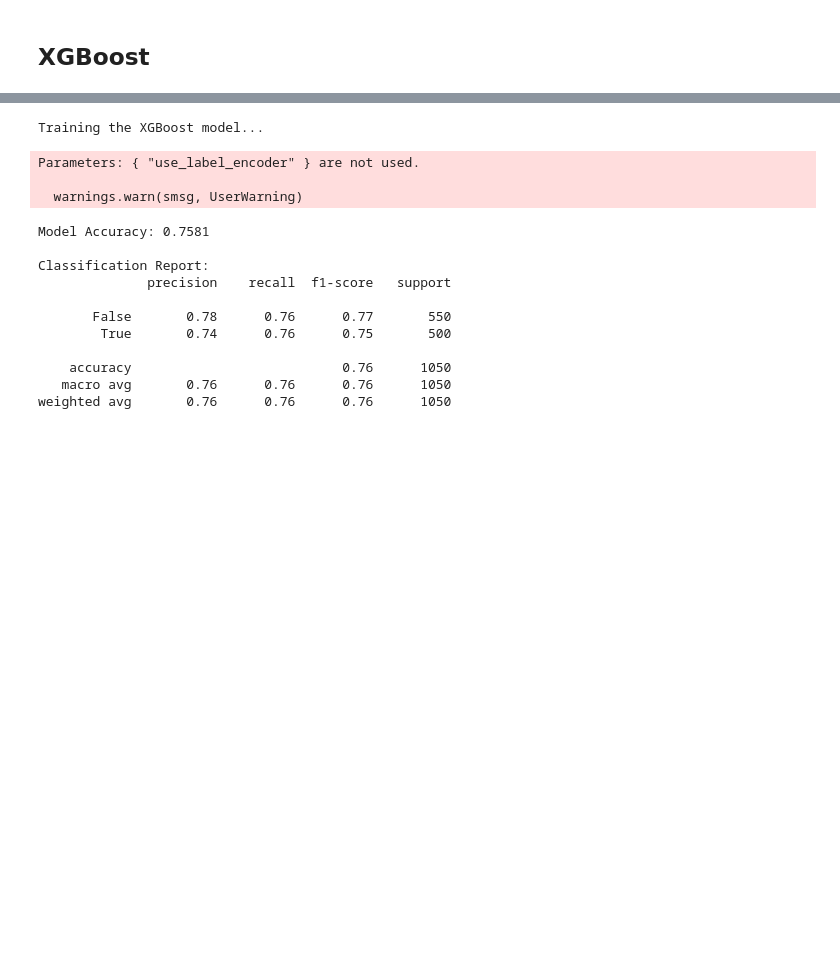
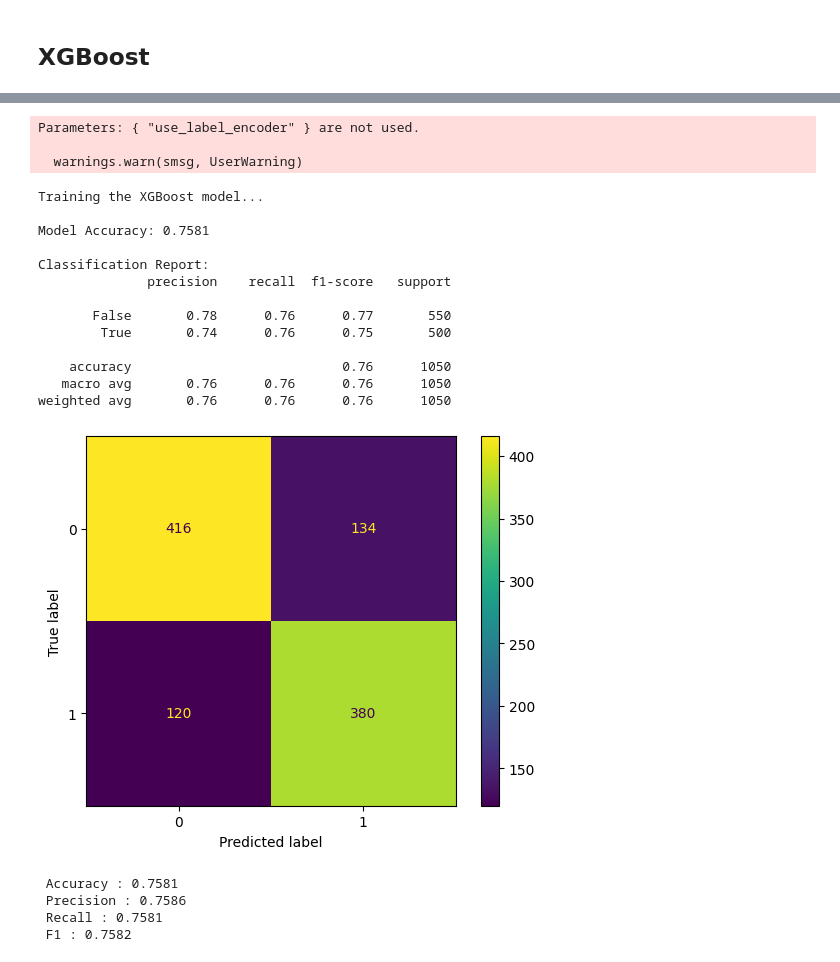
Before and after one commit to LunarArtemis/VulScanner, a Jupyter notebook: ML.ipynb, the cells around one changed output, grey strips where cells are left out. Drawn from its saved outputs; the diff is of its cells as text; code cells hidden in the pictures; blank space fills up the shorter version.

```diff
--- a/ML.ipynb
+++ b/ML.ipynb
@@ -95,27 +142,50 @@ print("\nTraining the XGBoost model...")
 model.fit(X_train, y_train)
 
 # 8️⃣ Make predictions
-y_pred = model.predict(X_test)
+y_pred_XG = model.predict(X_test)
 
 # 9️⃣ Evaluate the model
-accuracy = accuracy_score(y_test, y_pred)
+accuracy = accuracy_score(y_test, y_pred_XG)
 print(f"\nModel Accuracy: {accuracy:.4f}")
 
 print("\nClassification Report:")
-print(classification_report(y_test, y_pred))
+print(classification_report(y_test, y_pred_XG))
 # %% [output]
-Training the XGBoost model...
+Parameters: { "use_label_encoder" } are not used.
+
+  warnings.warn(smsg, UserWarning)
-Parameters: { "use_label_encoder" } are not used.
+Training the XGBoost model...
 
-  warnings.warn(smsg, UserWarning)
+Model Accuracy: 0.7581
+
+Classification Report:
+              precision    recall  f1-score   support
+
+       False       0.78      0.76      0.77       550
+        True       0.74      0.76      0.75       500
+
+    accuracy                           0.76      1050
+   macro avg       0.76      0.76      0.76      1050
+weighted avg       0.76      0.76      0.76      1050
-Model Accuracy: 0.7581
-
-Classification Report:
-              precision    recall  f1-score   support
-
-       False       0.78      0.76      0.77       550
-        True       0.74      0.76      0.75       500
-
-    accuracy                           0.76      1050
-   macro avg       0.76      0.76      0.76      1050
-weighted avg       0.76      0.76      0.76      1050
+# %%
+# Compute confusion matrix
+cm_XG = confusion_matrix(y_test, y_pred_XG)
+
+# Display confusion matrix
+disp_XG = ConfusionMatrixDisplay(confusion_matrix=cm_XG)
+disp_XG.plot()
+plt.show()
+
+# Compute performance metrics
+accuracy_XG = accuracy_score(y_test, y_pred_XG)
+precision_XG = precision_score(y_test, y_pred_XG, average="weighted", zero_division=1)
+recall_XG = recall_score(y_test, y_pred_XG, average="weighted", zero_division=1)
+F1_XG = f1_score(y_test, y_pred_XG, average="weighted", zero_division=1)
+
+print(" Accuracy : {0:.4f} \n Precision : {1:.4f} \n Recall : {2:.4f} \n F1 : {3:.4f} ".format(accuracy_XG, precision_XG, recall_XG, F1_XG))
+# %% [output]
+[figure, added]
+ Accuracy : 0.7581
+ Precision : 0.7586
+ Recall : 0.7581
+ F1 : 0.7582
```
Also changed, not shown: parts of 12 cells of this notebook.
